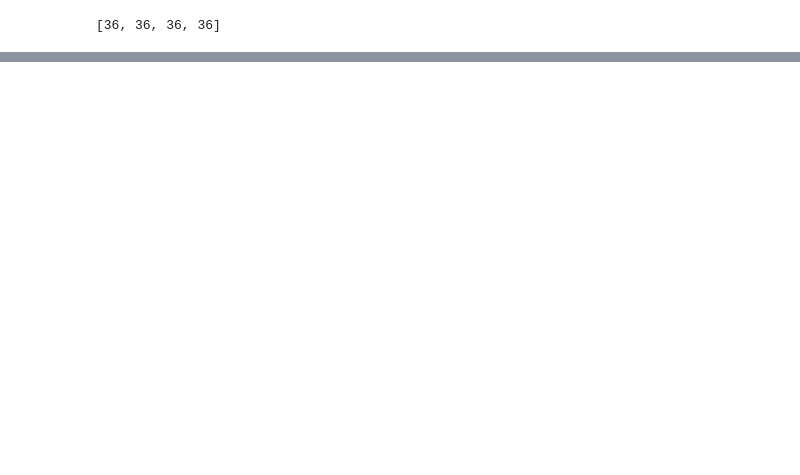
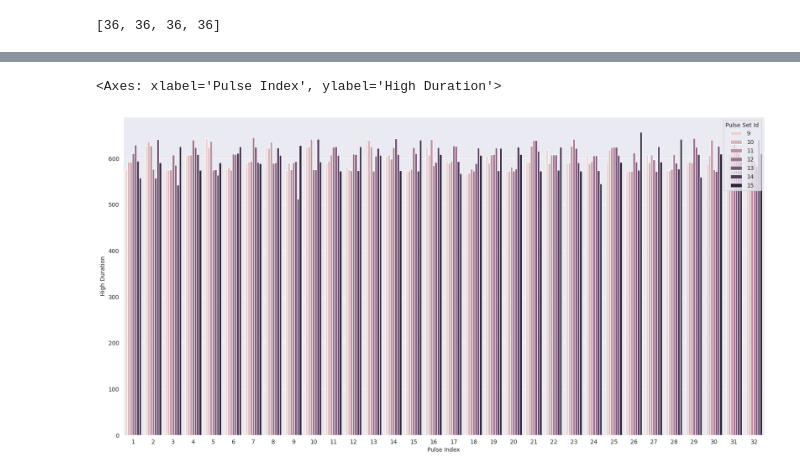
Before and after one commit to wegman12/led-sound-light-control, a Jupyter notebook: analysis/remote/analysis.ipynb, the cells around one changed output, grey strips where cells are left out. Saved outputs shown, nothing was run; the diff lists cells and outputs as text; code cells hidden in the pictures; blank space fills up the shorter version.

Commit message:
Update detection to get signal exports working. Now working on analysis of signals

```diff
--- a/analysis/remote/analysis.ipynb
+++ b/analysis/remote/analysis.ipynb
@@ -74,0 +113,20 @@ pulses
+# %%
+class Signal:
+    def __init__(self, high, low):
+        self.high = high
+        self.low = low
+    def __str__(self):
+        return f"Signal(high={self.high}us, low={self.low}us)"
+    def __repr__(self):
+        return str(self)
+# %%
+i = 0
+raw_signals = []
+while i < len(signal_array):
+    pulse_length, = struct.unpack('>Q', signal_array[i:i +8])
+    i = i + 8
+    data = struct.unpack('>' + ''.join(['Q' for i in range(pulse_length * 2)]), signal_array[i:i + 8 * pulse_length * 2])
+    raw_signals.append(list(data))
+    i = i + 8 * pulse_length * 2
+# %%
+signals = [[Signal(s[i], s[i + 1]) for i in range(0, len(s), 2)] for s in raw_signals]
@@ -74,0 +139,7 @@ pulses
+# %%
+series = []
+for i in range(len(signals)):
+    for j in range(len(signals[i])):
+        s = signals[i][j]
+        series.append(pd.Series({"Pulse Set Id": i, "Pulse Index": j, "High Duration": s.high, "Low Duration": s.low }))
+df  = pd.DataFrame(columns=["Pulse Set Id", "Pulse Index", "High Duration", "Low Duration"], data=series)
@@ -74,0 +162,6 @@ pulses
+# %%
+plt.figure(figsize=(20, 10))
+sns.barplot(df[df["Pulse Set Id"].apply(lambda x: x in [9, 10, 11, 12, 13, 14, 15]) & df["Pulse Index"].apply(lambda x: x != 0 and x <= 32)], x="Pulse Index", y="High Duration", hue="Pulse Set Id")
+# %% [output]
+<Axes: xlabel='Pulse Index', ylabel='High Duration'>
+[figure, added]
```
Also changed, not shown: parts of 10 cells of this notebook, 6 other files.
